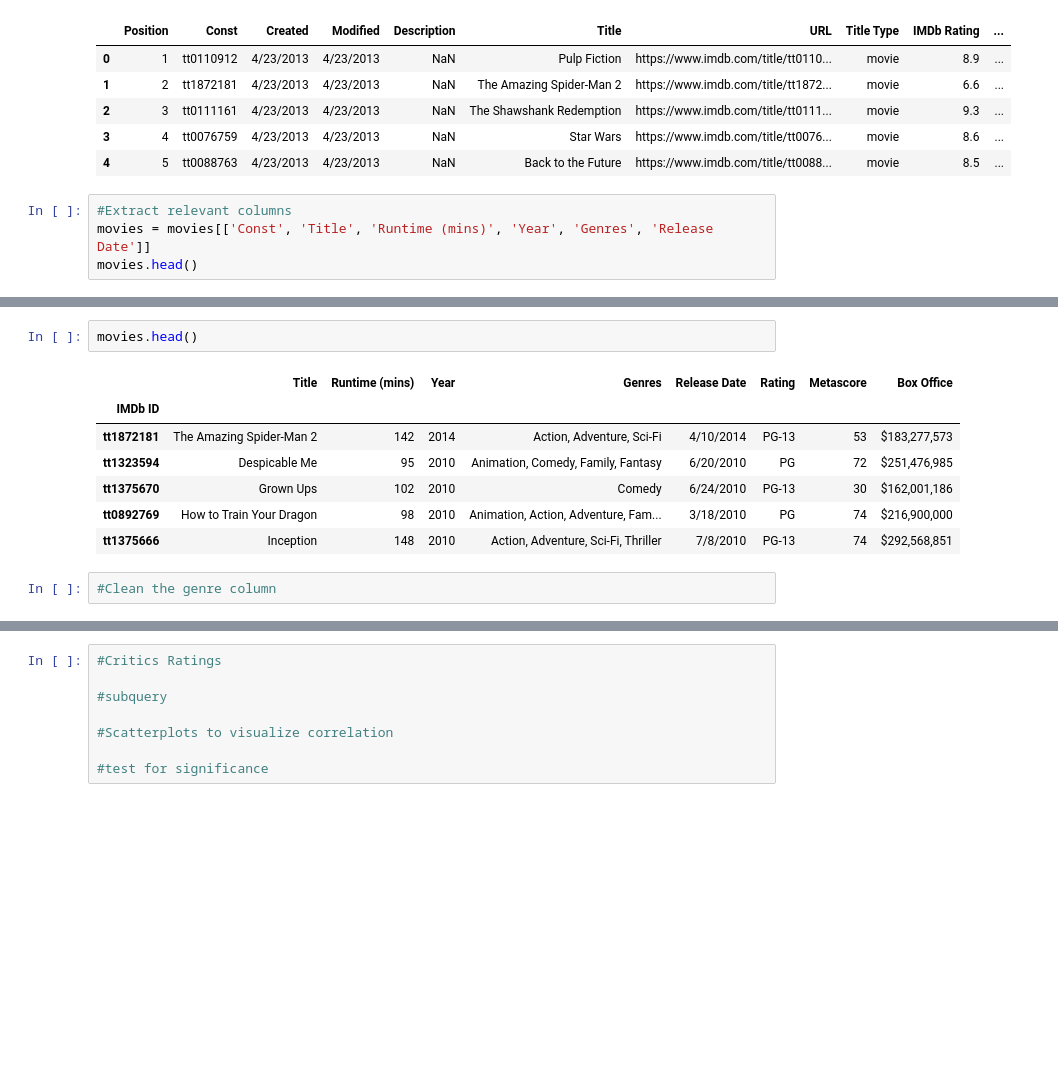
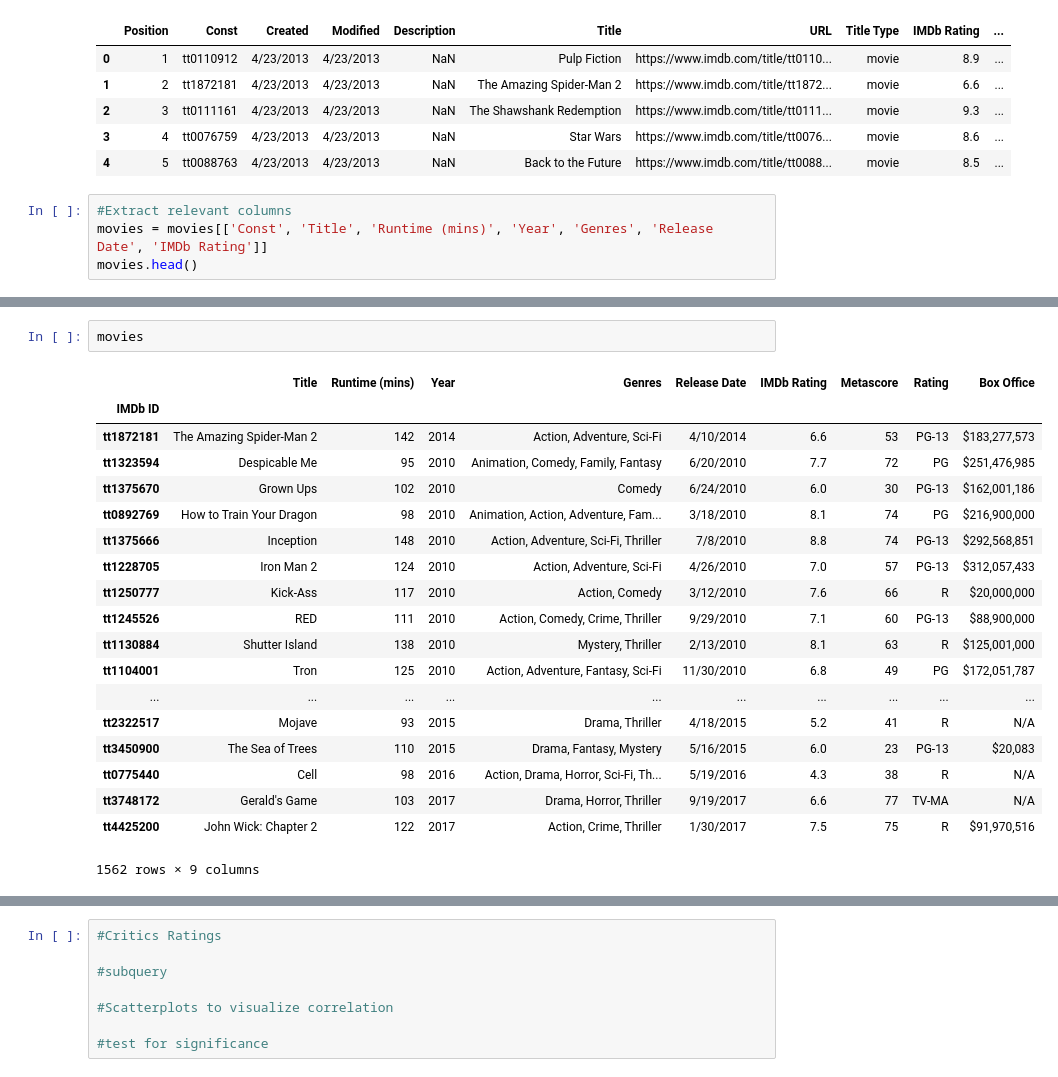
Before and after one commit to Mpalmese/ProjectRepo, a Jupyter notebook: Basecode.ipynb, the cells around one changed output, grey strips where cells are left out. Cells and saved outputs as stored; diff of their text form; blank space fills up the shorter version.

Commit message:
Cleaning code not complete

```diff
--- a/Basecode.ipynb
+++ b/Basecode.ipynb
@@ -21,6 +21,6 @@ movies.head()
 | 4 | 5 | tt0088763 | 4/23/2013 | 4/23/2013 | NaN | Back to the Future | https://www.imdb.com/title/tt0088... | movie | 8.5 | ... |
 # %%
 #Extract relevant columns
-movies = movies[['Const', 'Title', 'Runtime (mins)', 'Year', 'Genres', 'Release Date']]
+movies = movies[['Const', 'Title', 'Runtime (mins)', 'Year', 'Genres', 'Release Date', 'IMDb Rating']]
 movies.head()
 # %% [output]
@@ -118,12 +119,22 @@ tt4425200 processed: 4698 / 1564
 # %%
-movies.head()
+movies
 # %% [output]
-|  | Title | Runtime (mins) | Year | Genres | Release Date | Rating | Metascore | Box Office |
-| IMDb ID |  |  |  |  |  |  |  |  |
-| tt1872181 | The Amazing Spider-Man 2 | 142 | 2014 | Action, Adventure, Sci-Fi | 4/10/2014 | PG-13 | 53 | $183,277,573 |
-| tt1323594 | Despicable Me | 95 | 2010 | Animation, Comedy, Family, Fantasy | 6/20/2010 | PG | 72 | $251,476,985 |
-| tt1375670 | Grown Ups | 102 | 2010 | Comedy | 6/24/2010 | PG-13 | 30 | $162,001,186 |
-| tt0892769 | How to Train Your Dragon | 98 | 2010 | Animation, Action, Adventure, Fam... | 3/18/2010 | PG | 74 | $216,900,000 |
-| tt1375666 | Inception | 148 | 2010 | Action, Adventure, Sci-Fi, Thriller | 7/8/2010 | PG-13 | 74 | $292,568,851 |
+|  | Title | Runtime (mins) | Year | Genres | Release Date | IMDb Rating | Metascore | Rating | Box Office |
+| IMDb ID |  |  |  |  |  |  |  |  |  |
+| tt1872181 | The Amazing Spider-Man 2 | 142 | 2014 | Action, Adventure, Sci-Fi | 4/10/2014 | 6.6 | 53 | PG-13 | $183,277,573 |
+| tt1323594 | Despicable Me | 95 | 2010 | Animation, Comedy, Family, Fantasy | 6/20/2010 | 7.7 | 72 | PG | $251,476,985 |
+| tt1375670 | Grown Ups | 102 | 2010 | Comedy | 6/24/2010 | 6.0 | 30 | PG-13 | $162,001,186 |
+| tt0892769 | How to Train Your Dragon | 98 | 2010 | Animation, Action, Adventure, Fam... | 3/18/2010 | 8.1 | 74 | PG | $216,900,000 |
+| tt1375666 | Inception | 148 | 2010 | Action, Adventure, Sci-Fi, Thriller | 7/8/2010 | 8.8 | 74 | PG-13 | $292,568,851 |
+| tt1228705 | Iron Man 2 | 124 | 2010 | Action, Adventure, Sci-Fi | 4/26/2010 | 7.0 | 57 | PG-13 | $312,057,433 |
+| tt1250777 | Kick-Ass | 117 | 2010 | Action, Comedy | 3/12/2010 | 7.6 | 66 | R | $20,000,000 |
+| tt1245526 | RED | 111 | 2010 | Action, Comedy, Crime, Thriller | 9/29/2010 | 7.1 | 60 | PG-13 | $88,900,000 |
+| tt1130884 | Shutter Island | 138 | 2010 | Mystery, Thriller | 2/13/2010 | 8.1 | 63 | R | $125,001,000 |
+| tt1104001 | Tron | 125 | 2010 | Action, Adventure, Fantasy, Sci-Fi | 11/30/2010 | 6.8 | 49 | PG | $172,051,787 |
+| ... | ... | ... | ... | ... | ... | ... | ... | ... | ... |
+| tt2322517 | Mojave | 93 | 2015 | Drama, Thriller | 4/18/2015 | 5.2 | 41 | R | N/A |
+| tt3450900 | The Sea of Trees | 110 | 2015 | Drama, Fantasy, Mystery | 5/16/2015 | 6.0 | 23 | PG-13 | $20,083 |
+| tt0775440 | Cell | 98 | 2016 | Action, Drama, Horror, Sci-Fi, Th... | 5/19/2016 | 4.3 | 38 | R | N/A |
+| tt3748172 | Gerald's Game | 103 | 2017 | Drama, Horror, Thriller | 9/19/2017 | 6.6 | 77 | TV-MA | N/A |
+| tt4425200 | John Wick: Chapter 2 | 122 | 2017 | Action, Crime, Thriller | 1/30/2017 | 7.5 | 75 | R | $91,970,516 |
+1562 rows × 9 columns
-# %%
-#Clean the genre column
```
Also changed, not shown: parts of 7 cells of this notebook.
